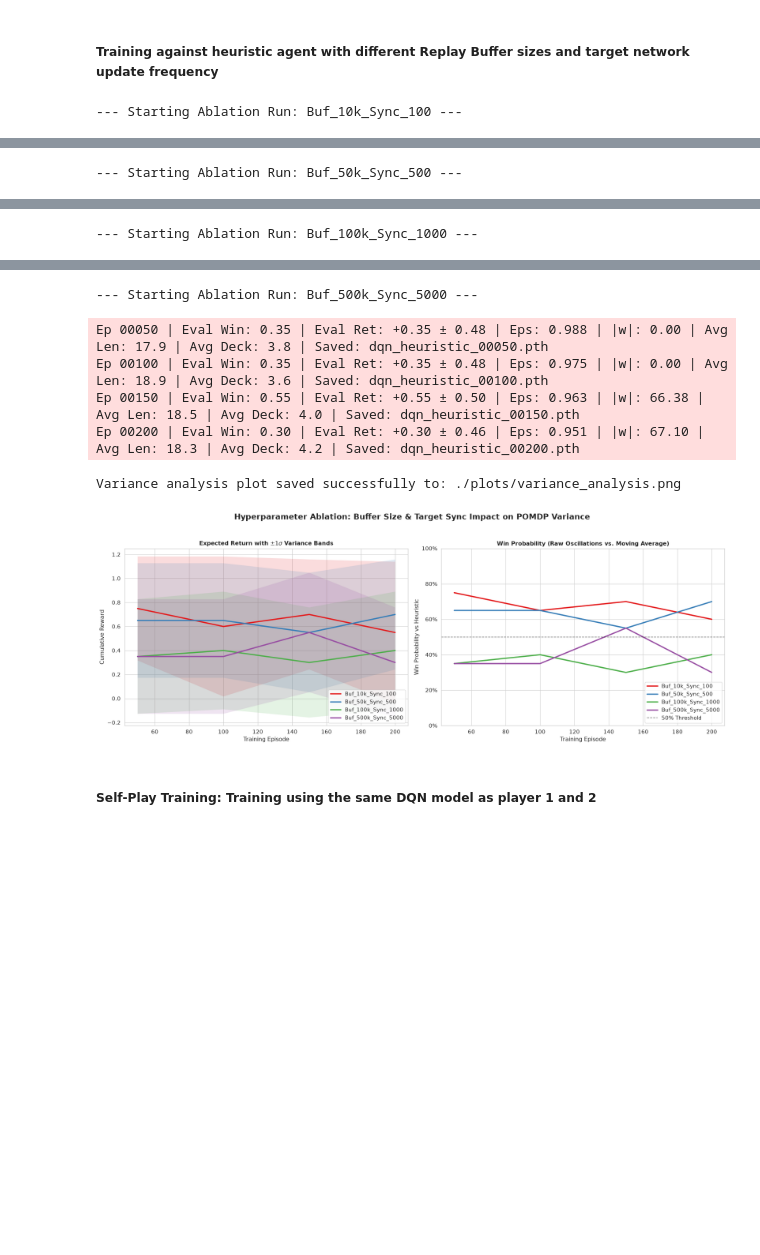
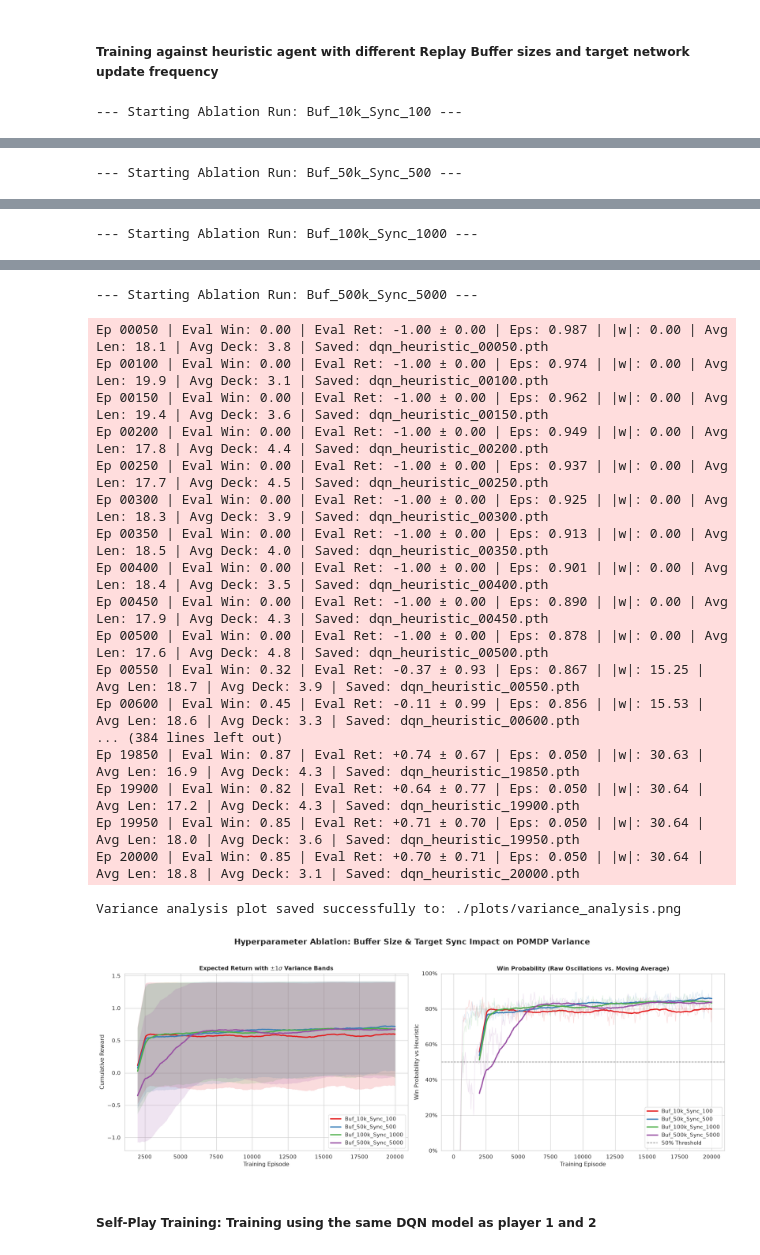
Before and after one commit to Manf-red/CardDuelsRLproject, a Jupyter notebook: card_duels.ipynb, the cells around one changed output, grey strips where cells are left out. Saved outputs shown, nothing was run; the diff lists cells and outputs as text; code cells hidden in the pictures; blank space fills up the shorter version.

```diff
--- a/card_duels.ipynb
+++ b/card_duels.ipynb
@@ -176,7 +178,7 @@ TRAIN_FREQUENCY = 4 # Number of steps between training updates.
 TARGET_SYNC_EVERY = 2000 // TRAIN_FREQUENCY # 500 Number of updates (gradient steps) before syncing the target network.
 
 # Heuristic Opponent hyperparameters
-TEMPERATURE = 0.01 # Temperature parameter for the heuristic opponent's decision-making.
+START_TEMPERATURE = 1.5 # Temperature parameter for the heuristic opponent's decision-making.
 # %% [markdown]
 ### Training
 
@@ -188,6 +190,7 @@ from typing import Any
 from agents.dqn_agent import DQNAgent
 from agents.heuristic_agent import HeuristicOpponent
 from env.environment import CardDuelsEnv
+from env.wrappers import ObservationWrapper
 from scripts.train import (
     load_latest_checkpoint,
     train_against_heuristic,
@@ -202,7 +205,7 @@ from utils.plot_diagnostics import (
 # Training hyperparameters
 NUM_EPISODES = 20000 # Number of episodes to train the agent.
 MAX_STEPS = 200 # Maximum number of steps per episode.
-LOG_EVERY = 100 # Log training progress every LOG_EVERY episodes.
+LOG_EVERY = 50 # Log training progress every LOG_EVERY episodes.
 EVAL_EPISODES = 200 # Number of evaluation episodes to run at each log.
 SEED = 3 # Random seed for reproducibility.
 # %%
@@ -288,10 +404,7 @@ hyperparameter_pairs = [
     (500_000, 5000)
 ]
 
-standard_features = [
-    "self_stats", "opp_stats", "self_hand", "self_board",
-    "opp_board", "history_opp", "history_self", "deck_stats_self"
-]
+standard_features = ["self_stats", "opp_stats", "self_hand", "self_board", "opp_board", "history_opp", "history_self"]
 
 hyperparam_histories: dict[str, Any] = {}
 
@@ -299,7 +412,8 @@ heuristic_agent = HeuristicOpponent(
     max_hp=MAX_HP,
     max_hand=MAX_HAND,
     max_board=MAX_BOARD,
-    temperature=TEMPERATURE
+    temperature=START_TEMPERATURE,
+    seed=SEED
 )
 
 for buffer_size, sync_freq in hyperparameter_pairs:
@@ -307,7 +421,7 @@ for buffer_size, sync_freq in hyperparameter_pairs:
     label = f"Buf_{buffer_size // 1000}k_Sync_{sync_freq}"
     print(f"\n--- Starting Ablation Run: {label} ---")
 
-    env = CardDuelsEnv(
+    base_env = CardDuelsEnv(
         card_pool=CARD_POOL,
         deck_list_p1=DECK,
         deck_list_p2=DECK,
@@ -315,9 +429,10 @@ for buffer_size, sync_freq in hyperparameter_pairs:
         max_board=MAX_BOARD,
         max_hp=MAX_HP,
         mana_limit=MANA_LIMIT,
-        total_unique_cards=len(CARD_POOL),
-        obs_features=standard_features,
+        total_unique_cards=len(CARD_POOL)
     )
+
+    env = ObservationWrapper(base_env, obs_features=standard_features)
 
     # Initialize agent with the specific ablated hyperparameters
     agent = DQNAgent(
@@ -333,10 +448,11 @@ for buffer_size, sync_freq in hyperparameter_pairs:
         epsilon_min=EPSILON_MIN,
         epsilon_decay=EPSILON_DECAY,
         batch_size=BATCH_SIZE,
-        min_buffer_size=MIN_BUFFER_SIZE
+        min_buffer_size=MIN_BUFFER_SIZE,
+        seed=SEED
     )
 
-    heuristic_agent.temperature = TEMPERATURE
+    heuristic_agent.temperature = START_TEMPERATURE
 
     safe_folder_name = f"pomdp_variance_buf{buffer_size}_sync{sync_freq}"
 
@@ -375,10 +530,23 @@ Ep 00200 | Eval Win: 0.40 | Eval Ret: +0.40 ± 0.49 | Eps: 0.951 | |w|: 67.25 |
 --- Starting Ablation Run: Buf_500k_Sync_5000 ---
-Ep 00050 | Eval Win: 0.35 | Eval Ret: +0.35 ± 0.48 | Eps: 0.988 | |w|: 0.00 | Avg Len: 17.9 | Avg Deck: 3.8 | Saved: dqn_heuristic_00050.pth
-Ep 00100 | Eval Win: 0.35 | Eval Ret: +0.35 ± 0.48 | Eps: 0.975 | |w|: 0.00 | Avg Len: 18.9 | Avg Deck: 3.6 | Saved: dqn_heuristic_00100.pth
-Ep 00150 | Eval Win: 0.55 | Eval Ret: +0.55 ± 0.50 | Eps: 0.963 | |w|: 66.38 | Avg Len: 18.5 | Avg Deck: 4.0 | Saved: dqn_heuristic_00150.pth
-Ep 00200 | Eval Win: 0.30 | Eval Ret: +0.30 ± 0.46 | Eps: 0.951 | |w|: 67.10 | Avg Len: 18.3 | Avg Deck: 4.2 | Saved: dqn_heuristic_00200.pth
+Ep 00050 | Eval Win: 0.00 | Eval Ret: -1.00 ± 0.00 | Eps: 0.987 | |w|: 0.00 | Avg Len: 18.1 | Avg Deck: 3.8 | Saved: dqn_heuristic_00050.pth
+Ep 00100 | Eval Win: 0.00 | Eval Ret: -1.00 ± 0.00 | Eps: 0.974 | |w|: 0.00 | Avg Len: 19.9 | Avg Deck: 3.1 | Saved: dqn_heuristic_00100.pth
+Ep 00150 | Eval Win: 0.00 | Eval Ret: -1.00 ± 0.00 | Eps: 0.962 | |w|: 0.00 | Avg Len: 19.4 | Avg Deck: 3.6 | Saved: dqn_heuristic_00150.pth
+Ep 00200 | Eval Win: 0.00 | Eval Ret: -1.00 ± 0.00 | Eps: 0.949 | |w|: 0.00 | Avg Len: 17.8 | Avg Deck: 4.4 | Saved: dqn_heuristic_00200.pth
+Ep 00250 | Eval Win: 0.00 | Eval Ret: -1.00 ± 0.00 | Eps: 0.937 | |w|: 0.00 | Avg Len: 17.7 | Avg Deck: 4.5 | Saved: dqn_heuristic_00250.pth
+Ep 00300 | Eval Win: 0.00 | Eval Ret: -1.00 ± 0.00 | Eps: 0.925 | |w|: 0.00 | Avg Len: 18.3 | Avg Deck: 3.9 | Saved: dqn_heuristic_00300.pth
+Ep 00350 | Eval Win: 0.00 | Eval Ret: -1.00 ± 0.00 | Eps: 0.913 | |w|: 0.00 | Avg Len: 18.5 | Avg Deck: 4.0 | Saved: dqn_heuristic_00350.pth
+Ep 00400 | Eval Win: 0.00 | Eval Ret: -1.00 ± 0.00 | Eps: 0.901 | |w|: 0.00 | Avg Len: 18.4 | Avg Deck: 3.5 | Saved: dqn_heuristic_00400.pth
+Ep 00450 | Eval Win: 0.00 | Eval Ret: -1.00 ± 0.00 | Eps: 0.890 | |w|: 0.00 | Avg Len: 17.9 | Avg Deck: 4.3 | Saved: dqn_heuristic_00450.pth
+Ep 00500 | Eval Win: 0.00 | Eval Ret: -1.00 ± 0.00 | Eps: 0.878 | |w|: 0.00 | Avg Len: 17.6 | Avg Deck: 4.8 | Saved: dqn_heuristic_00500.pth
+Ep 00550 | Eval Win: 0.32 | Eval Ret: -0.37 ± 0.93 | Eps: 0.867 | |w|: 15.25 | Avg Len: 18.7 | Avg Deck: 3.9 | Saved: dqn_heuristic_00550.pth
+Ep 00600 | Eval Win: 0.45 | Eval Ret: -0.11 ± 0.99 | Eps: 0.856 | |w|: 15.53 | Avg Len: 18.6 | Avg Deck: 3.3 | Saved: dqn_heuristic_00600.pth
+... (384 lines left out)
+Ep 19850 | Eval Win: 0.87 | Eval Ret: +0.74 ± 0.67 | Eps: 0.050 | |w|: 30.63 | Avg Len: 16.9 | Avg Deck: 4.3 | Saved: dqn_heuristic_19850.pth
+Ep 19900 | Eval Win: 0.82 | Eval Ret: +0.64 ± 0.77 | Eps: 0.050 | |w|: 30.64 | Avg Len: 17.2 | Avg Deck: 4.3 | Saved: dqn_heuristic_19900.pth
+Ep 19950 | Eval Win: 0.85 | Eval Ret: +0.71 ± 0.70 | Eps: 0.050 | |w|: 30.64 | Avg Len: 18.0 | Avg Deck: 3.6 | Saved: dqn_heuristic_19950.pth
+Ep 20000 | Eval Win: 0.85 | Eval Ret: +0.70 ± 0.71 | Eps: 0.050 | |w|: 30.64 | Avg Len: 18.8 | Avg Deck: 3.1 | Saved: dqn_heuristic_20000.pth
 Variance analysis plot saved successfully to: ./plots/variance_analysis.png
-[figure, old version]
+[figure, new version]
 # %% [markdown]
 ##### Self-Play Training: Training using the same DQN model as player 1 and 2
 # %%
```
Also changed, not shown: parts of 4 cells of this notebook, 8 other files.
